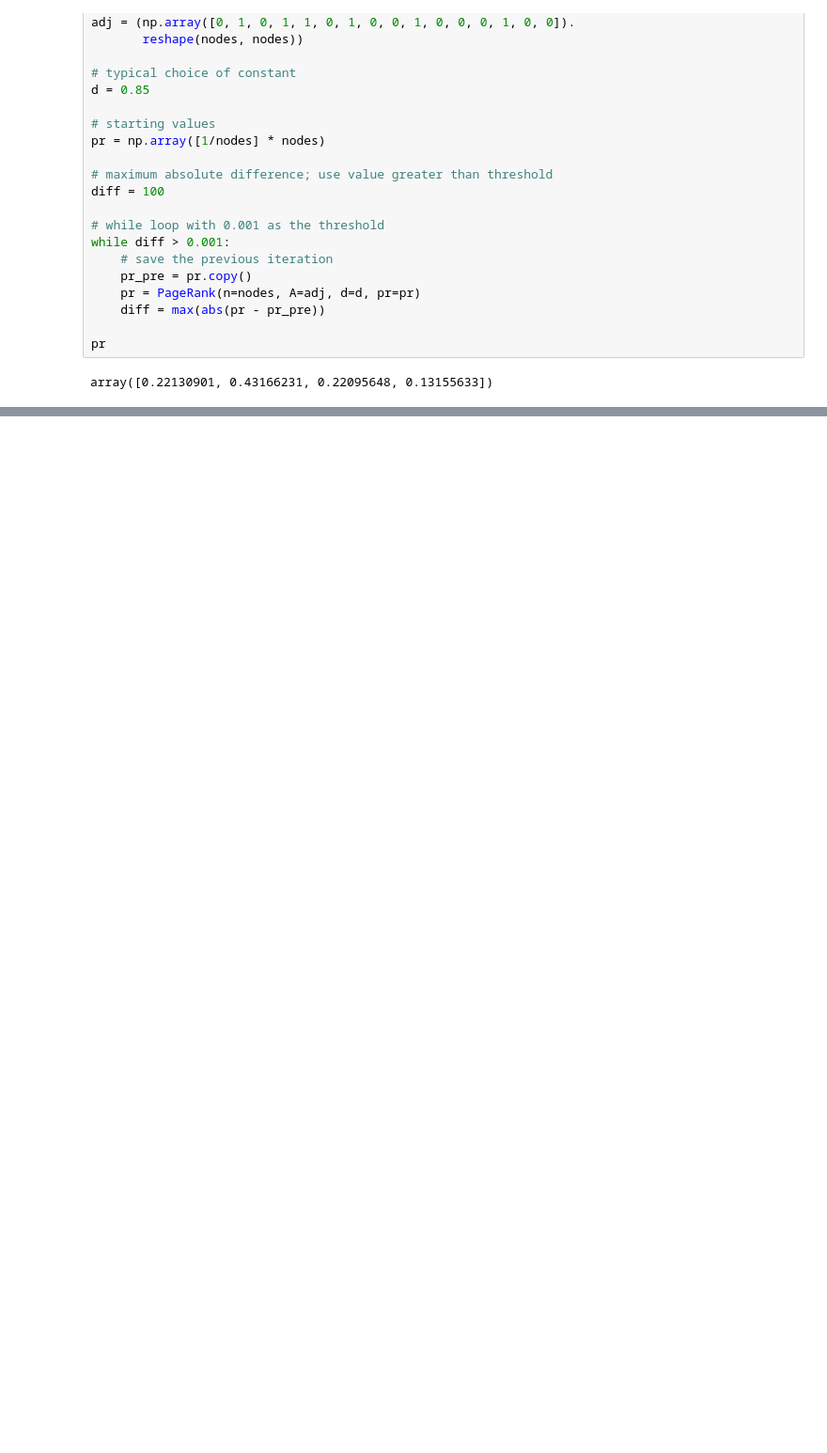
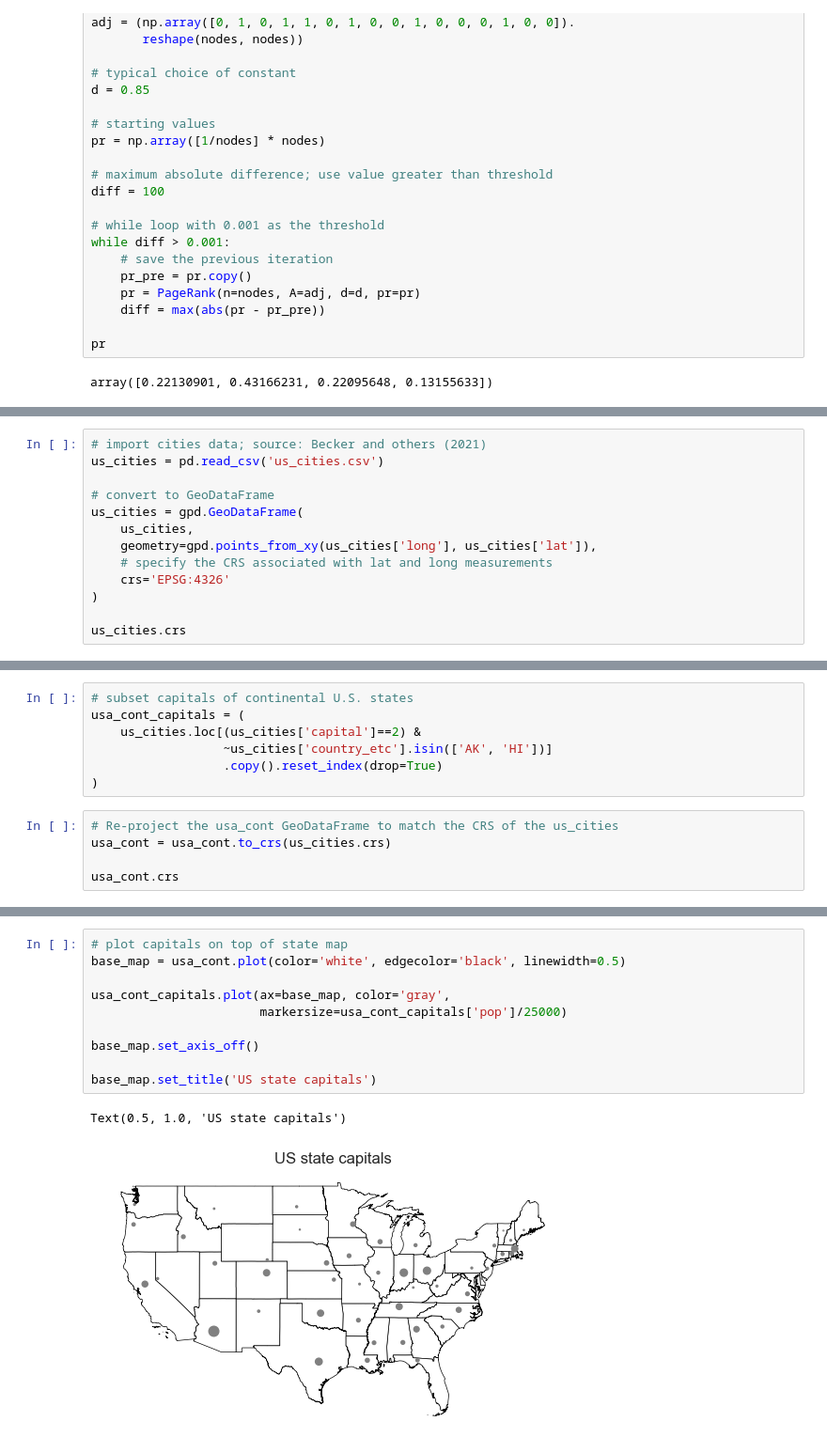
Before and after one commit to jeffallen13/qsspy, a Jupyter notebook: DISCOVERY/discovery-py.ipynb, the cells around one changed output, grey strips where cells are left out. Shown at 94% size. Drawn from its saved outputs; the diff is of its cells as text; blank space fills up the shorter version.

```diff
--- a/DISCOVERY/discovery-py.ipynb
+++ b/DISCOVERY/discovery-py.ipynb
@@ -919,0 +978,13 @@ array([0.22130901, 0.43166231, 0.22095648, 0.13155633])
+# %%
+# import cities data; source: Becker and others (2021)
+us_cities = pd.read_csv('us_cities.csv')
+
+# convert to GeoDataFrame
+us_cities = gpd.GeoDataFrame(
+    us_cities,
+    geometry=gpd.points_from_xy(us_cities['long'], us_cities['lat']),
+    # specify the CRS associated with lat and long measurements
+    crs='EPSG:4326'
+)
+
+us_cities.crs
@@ -919,0 +1003,12 @@ array([0.22130901, 0.43166231, 0.22095648, 0.13155633])
+# %%
+# subset capitals of continental U.S. states
+usa_cont_capitals = (
+    us_cities.loc[(us_cities['capital']==2) &
+                  ~us_cities['country_etc'].isin(['AK', 'HI'])]
+                  .copy().reset_index(drop=True)
+)
+# %%
+# Re-project the usa_cont GeoDataFrame to match the CRS of the us_cities
+usa_cont = usa_cont.to_crs(us_cities.crs)
+
+usa_cont.crs
@@ -919,0 +1027,13 @@ array([0.22130901, 0.43166231, 0.22095648, 0.13155633])
+# %%
+# plot capitals on top of state map
+base_map = usa_cont.plot(color='white', edgecolor='black', linewidth=0.5)
+
+usa_cont_capitals.plot(ax=base_map, color='gray',
+                       markersize=usa_cont_capitals['pop']/25000)
+
+base_map.set_axis_off()
+
+base_map.set_title('US state capitals')
+# %% [output]
+Text(0.5, 1.0, 'US state capitals')
+[figure, added]
```
Also changed, not shown: parts of 21 cells of this notebook, 10 other files.
